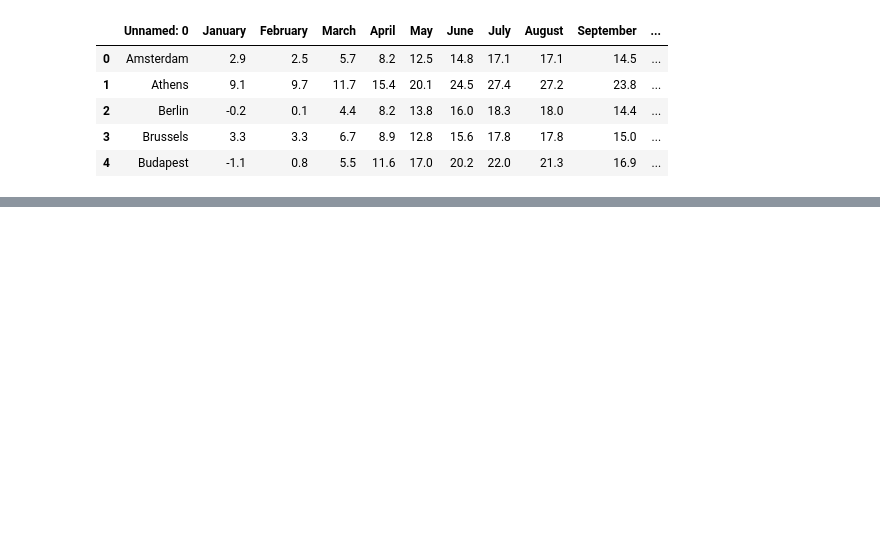
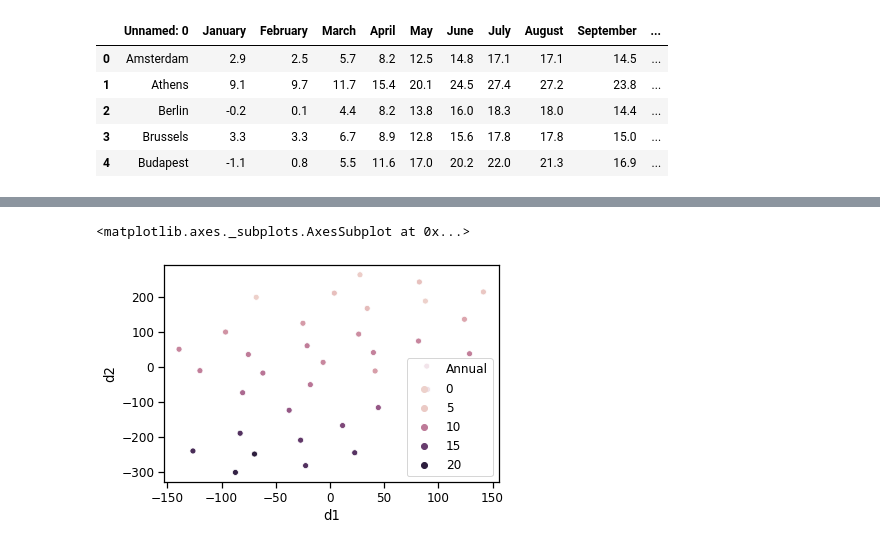
Before and after one commit to steed360/DimensionalityReduction, a Jupyter notebook: Notebooks/Cluster City Temperatures Using T-SNE .ipynb, the cells around one changed output, grey strips where cells are left out. Cells and saved outputs as stored; diff of their text form; code cells hidden in the pictures; blank space fills up the shorter version.

```diff
--- a/Notebooks/Cluster City Temperatures Using T-SNE .ipynb
+++ b/Notebooks/Cluster City Temperatures Using T-SNE .ipynb
@@ -45,0 +78,7 @@ df_train.head ()
+# %%
+sns.set_context ('notebook', font_scale =1.1)
+sns.set_style = ('ticks')
+sns.scatterplot ( x = 'd1', y='d2', data = df_out, hue='Annual')
+# %% [output]
+<matplotlib.axes._subplots.AxesSubplot at 0x...>
+[figure, added]
```
Also changed, not shown: parts of 9 cells of this notebook.
